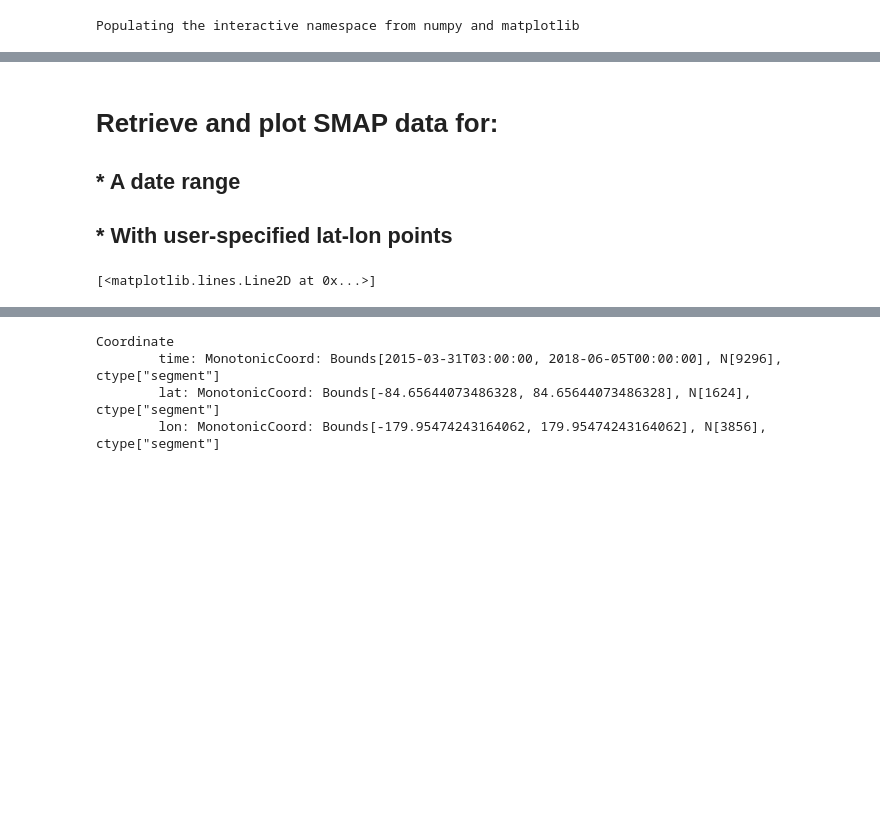
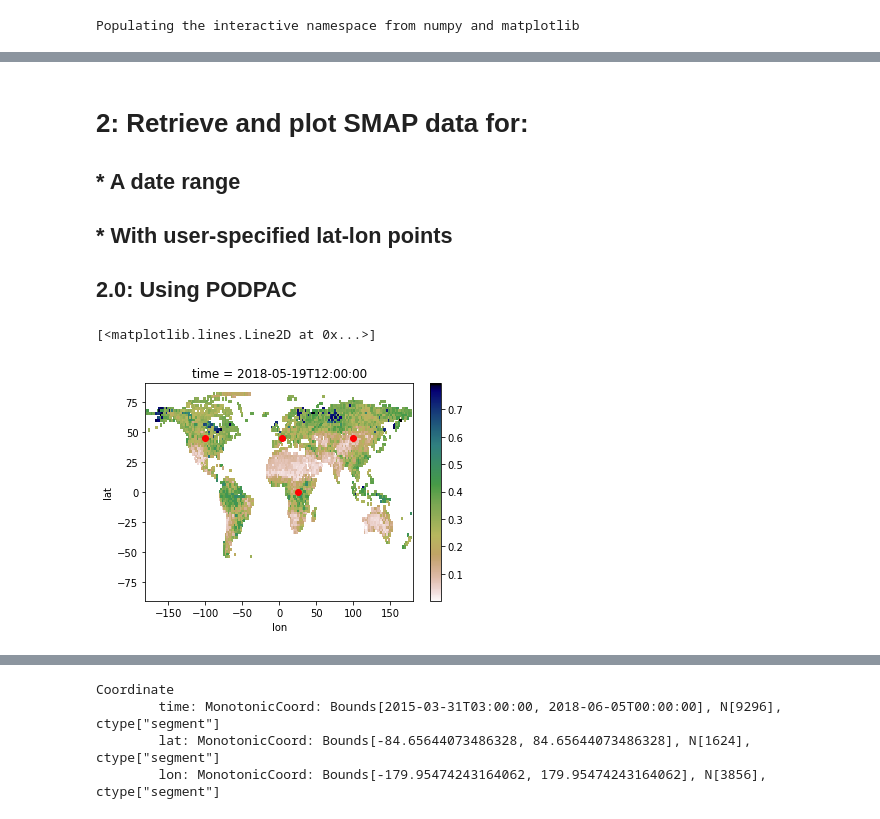
Before and after one commit to creare-com/podpac, a Jupyter notebook: doc/notebooks/SMAP-level4-data-access.ipynb, the cells around one changed output, grey strips where cells are left out. Drawn from its saved outputs; the diff is of its cells as text; code cells hidden in the pictures; blank space fills up the shorter version.

```diff
--- a/doc/notebooks/SMAP-level4-data-access.ipynb
+++ b/doc/notebooks/SMAP-level4-data-access.ipynb
@@ -41,15 +169,25 @@ FigureCanvasNbAgg()
 # %% [markdown]
-# Retrieve and plot SMAP data for:
+# 2: Retrieve and plot SMAP data for:
 ## * A date range
 ## * With user-specified lat-lon points
+## 2.0: Using PODPAC
 # %%
-lat_lon_pts = np.array([[45.0, -100],
-                        [45.0, 4],
-                        [0.0, 25],
-                        [45.0, 100.]]).T
+#               lat     lon
+lat_lon_pts = [(45.0, -100.0),
+               (45.0,    4.0),
+               ( 0.0,   25.0),
+               (45.0,  100.0)]
+
+# Turn the list into a numpy array
+lat_lon_pts = np.array(lat_lon_pts).T
+
+# Let's plot the points
+figure()
+o.plot(cmap='gist_earth_r')
 plot(lat_lon_pts[1], lat_lon_pts[0], 'ro')
 # %% [output]
 [<matplotlib.lines.Line2D at 0x...>]
+[figure, added]
 # %%
 c_pts = podpac.Coordinate(lat_lon=lat_lon_pts,
                          time=('2018-05-15T00', '2018-05-19T00', '3,h')
```
Also changed, not shown: parts of 35 cells of this notebook, 2 other files.
